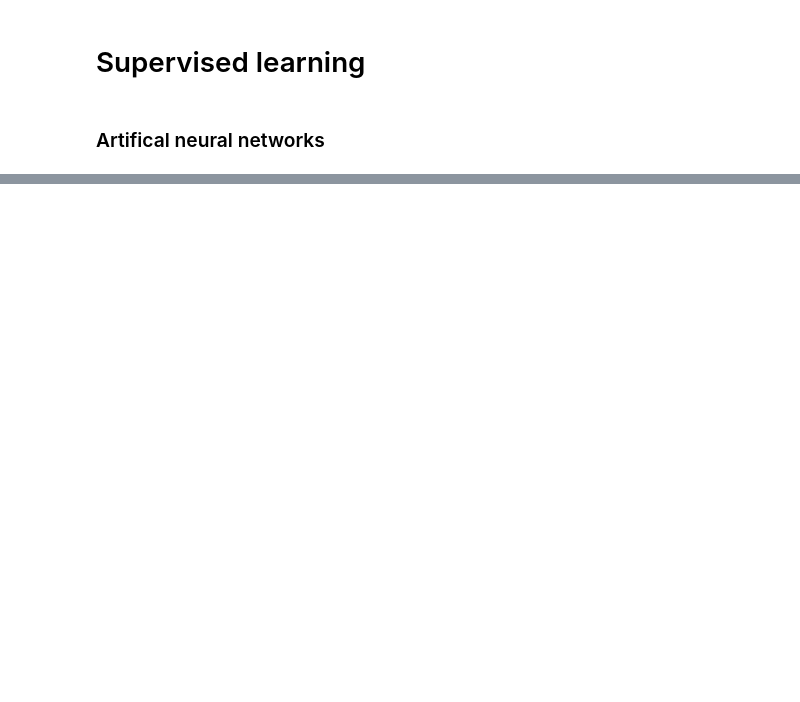
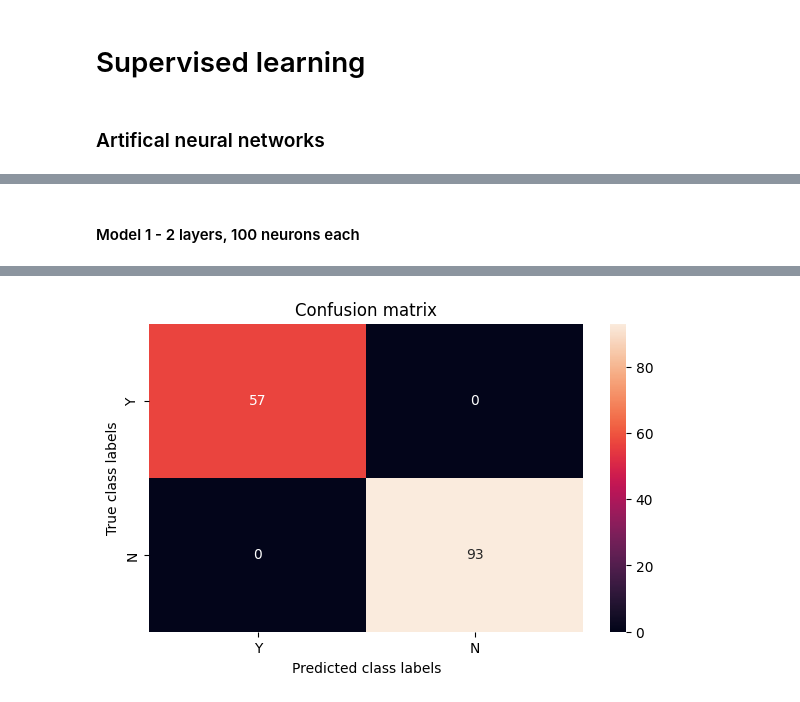
Before and after one commit to matheu-s/loan-approval-prediction-ML-models, a Jupyter notebook: main.ipynb, the cells around one changed output, grey strips where cells are left out. Cells and saved outputs as stored; diff of their text form; code cells hidden in the pictures; blank space fills up the shorter version.

Commit message:
Added neural networks and kNN learning algorithms

```diff
--- a/main.ipynb
+++ b/main.ipynb
@@ -316,3 +325,19 @@ Dendrogram = shc.dendrogram((shc.linkage(clustering_dataset, method ='ward')))
 # Supervised learning
 # %% [markdown]
 ### Artifical neural networks
+# %%
+#importing a library for splitting the dataset into test and training dataset
+from sklearn.model_selection import train_test_split
+from sklearn.neural_network import MLPClassifier
+from sklearn.metrics import classification_report, confusion_matrix, ConfusionMatrixDisplay
+import pylab as pltb
+from sklearn.neighbors import KNeighborsClassifier
+
+
+targets = clustering_dataset['Status']
+
+#specifying the proportion of data objects that will form the training dataset (70%)
+training_proportion = 0.7
+#splitting the dataset into test and training sets using a random 70:30 split
+X_train, X_test, y_train, y_test = train_test_split(clustering_dataset, targets, test_size=1.0 - training_proportion, random_state=42)
+clustering_dataset.head(10)
@@ -318,0 +356,20 @@ Dendrogram = shc.dendrogram((shc.linkage(clustering_dataset, method ='ward')))
+# %% [markdown]
+#### Model 1 - 2 layers, 100 neurons each
+# %%
+my_ann_model = MLPClassifier(hidden_layer_sizes=(100,100), max_iter=1000, activation = 'logistic', solver='sgd', learning_rate_init = 0.1, verbose = 1)
+my_ann_model.fit(X_train, y_train)
+
+y_predictions = my_ann_model.predict(X_test)
+#displaying metrics
+print(classification_report(y_test,y_predictions, zero_division=0))
+#creating a confusion matrix
+my_confusion_matrix = confusion_matrix(y_test, y_predictions)
+#displaying the confusion matrix
+fig, ax = pltb.subplots(figsize=(7,4))
+sns.heatmap(my_confusion_matrix, annot = True, fmt = 'g', ax = ax);
+ax.set_xlabel('Predicted class labels');
+ax.set_ylabel('True class labels');
+ax.set_title('Confusion matrix');
+ax.xaxis.set_ticklabels(my_dataset['Status'].unique());
+ax.yaxis.set_ticklabels(my_dataset['Status'].unique());
+# %% [output]
@@ -318,0 +393 @@ Dendrogram = shc.dendrogram((shc.linkage(clustering_dataset, method ='ward')))
+[figure, added]
```
Also changed, not shown: parts of 16 cells of this notebook, 1 other file.
